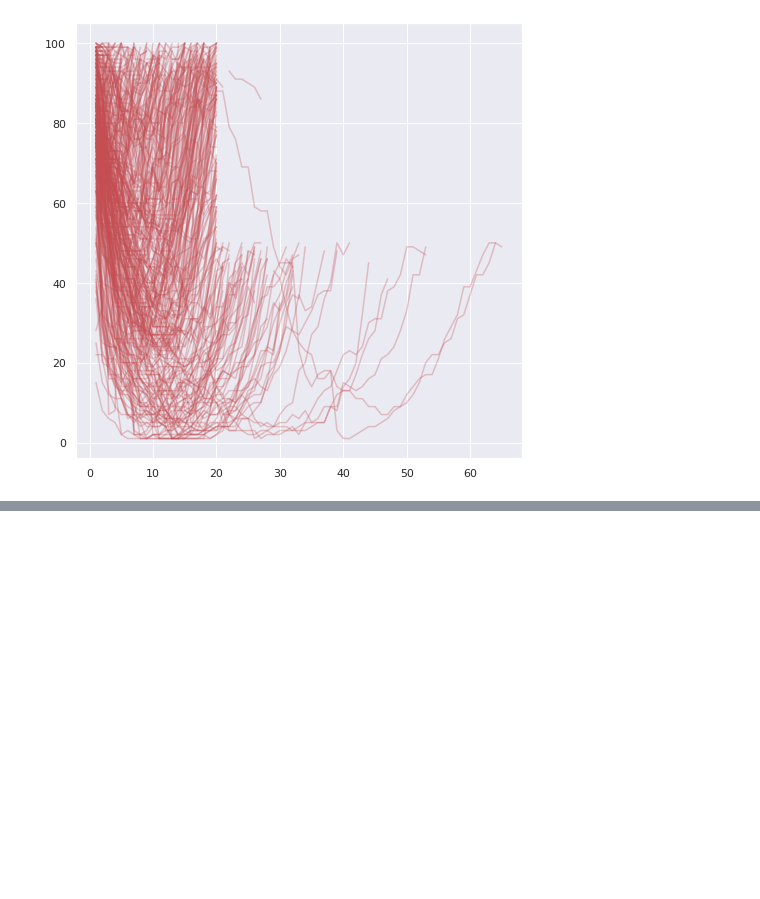
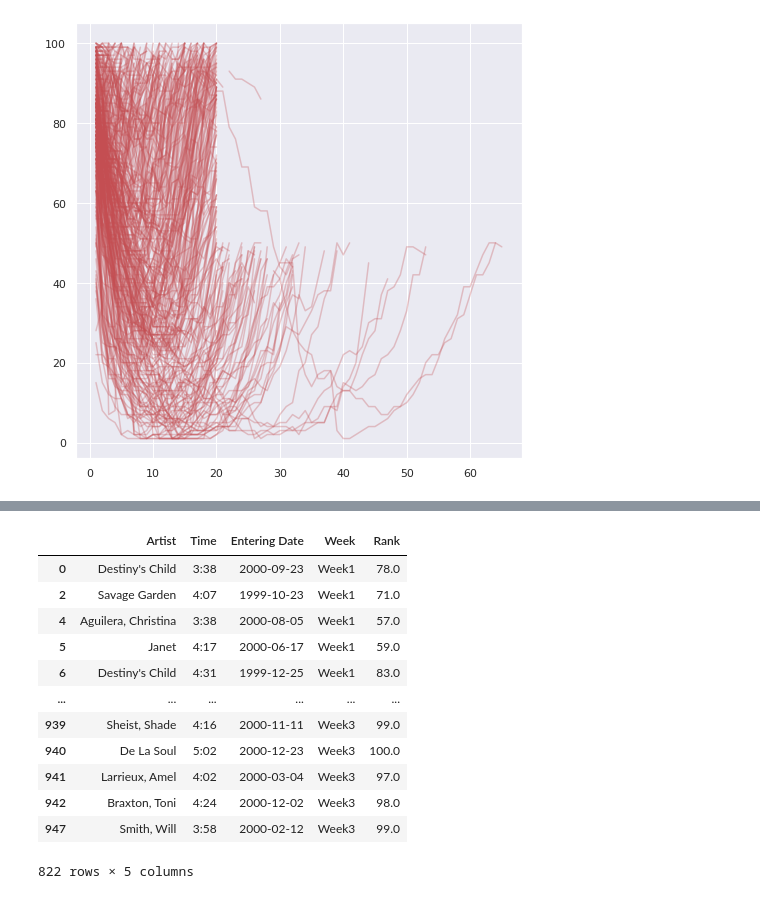
Before and after one commit to Highashikata/Data-Science---Statistics, a Jupyter notebook: Data_Analytics_Statistics_Foundations_&_Analysis.ipynb, the cells around one changed output, grey strips where cells are left out. Cells and saved outputs as stored; diff of their text form; code cells hidden in the pictures; blank space fills up the shorter version.

```diff
--- a/Data_Analytics_Statistics_Foundations_&_Analysis.ipynb
+++ b/Data_Analytics_Statistics_Foundations_&_Analysis.ipynb
@@ -175,0 +181,2 @@ billboard_short.head()
+# %%
+melt_df = pd.melt(billboard_short, id_vars = ['Artist', 'Time', 'Entering Date'], var_name = 'Week', value_name = 'Rank')
@@ -175,0 +196,16 @@ billboard_short.head()
+# %%
+melt_df.query('Rank > 50')
+# %% [output]
+|  | Artist | Time | Entering Date | Week | Rank |
+| 0 | Destiny's Child | 3:38 | 2000-09-23 | Week1 | 78.0 |
+| 2 | Savage Garden | 4:07 | 1999-10-23 | Week1 | 71.0 |
+| 4 | Aguilera, Christina | 3:38 | 2000-08-05 | Week1 | 57.0 |
+| 5 | Janet | 4:17 | 2000-06-17 | Week1 | 59.0 |
+| 6 | Destiny's Child | 4:31 | 1999-12-25 | Week1 | 83.0 |
+| ... | ... | ... | ... | ... | ... |
+| 939 | Sheist, Shade | 4:16 | 2000-11-11 | Week3 | 99.0 |
+| 940 | De La Soul | 5:02 | 2000-12-23 | Week3 | 100.0 |
+| 941 | Larrieux, Amel | 4:02 | 2000-03-04 | Week3 | 97.0 |
+| 942 | Braxton, Toni | 4:24 | 2000-12-02 | Week3 | 98.0 |
+| 947 | Smith, Will | 3:58 | 2000-02-12 | Week3 | 99.0 |
+822 rows × 5 columns
```
Also changed, not shown: parts of 12 cells of this notebook.
